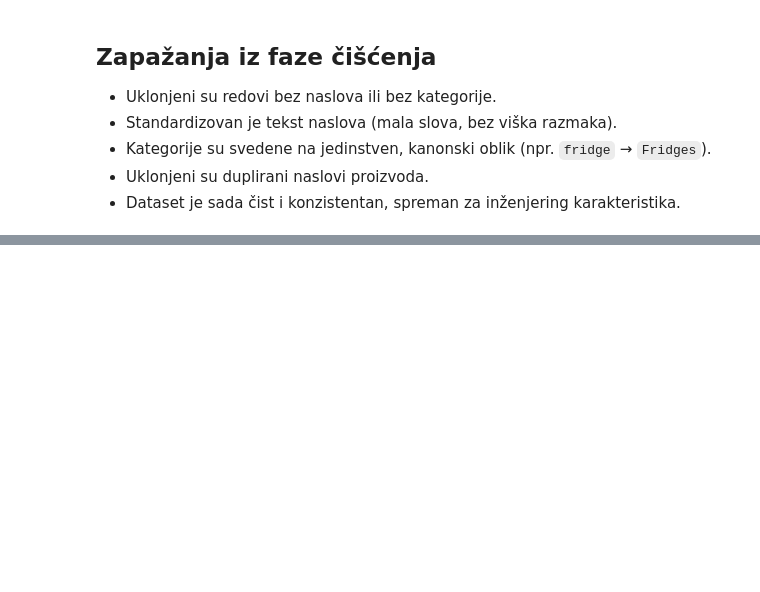
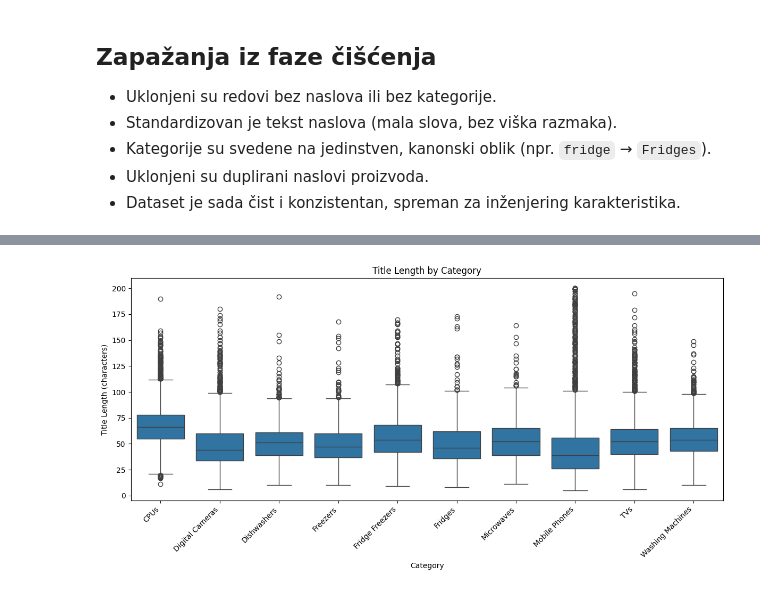
Before and after one commit to AndrijaM06/ml-product-category-prediction, a Jupyter notebook: product_category_analysis.ipynb, the cells around one changed output, grey strips where cells are left out. Drawn from its saved outputs; the diff is of its cells as text; code cells hidden in the pictures; blank space fills up the shorter version.

```diff
--- a/product_category_analysis.ipynb
+++ b/product_category_analysis.ipynb
@@ -298,0 +306,6 @@ Name: count, dtype: int64
+# %%
+df["title_length"] = df["Product Title"].str.len()
+
+print(df[["Product Title", "title_length"]].head(10))
+print("\nTitle length summary:")
+print(df["title_length"].describe())
@@ -298,0 +332,6 @@ Name: count, dtype: int64
+# %%
+df["word_count"] = df["Product Title"].str.split().str.len()
+
+print(df[["Product Title", "word_count"]].head(10))
+print("\nWord count summary:")
+print(df["word_count"].describe())
@@ -298,0 +361,6 @@ Name: count, dtype: int64
+# %%
+df["has_digit"] = df["Product Title"].str.contains(r"\d", regex=True).astype(int)
+
+print(df[["Product Title", "has_digit"]].head(10))
+print("\nShare of titles containing digits:")
+print(df["has_digit"].value_counts(normalize=True))
@@ -298,0 +390,10 @@ Name: count, dtype: int64
+# %%
+df["longest_word_length"] = (
+    df["Product Title"]
+    .str.split()
+    .apply(lambda words: max((len(w) for w in words), default=0))
+)
+
+print(df[["Product Title", "longest_word_length"]].head(10))
+print("\nLongest word length summary:")
+print(df["longest_word_length"].describe())
@@ -298,0 +422,14 @@ Name: count, dtype: int64
+# %%
+import seaborn as sns
+import matplotlib.pyplot as plt
+
+plt.figure(figsize=(12, 6))
+sns.boxplot(data=df, x="Category Label", y="title_length")
+plt.title("Title Length by Category")
+plt.xlabel("Category")
+plt.ylabel("Title Length (characters)")
+plt.xticks(rotation=45, ha='right')
+plt.tight_layout()
+plt.show()
+# %% [output]
+[figure, added]
```
Also changed, not shown: parts of 13 cells of this notebook.
